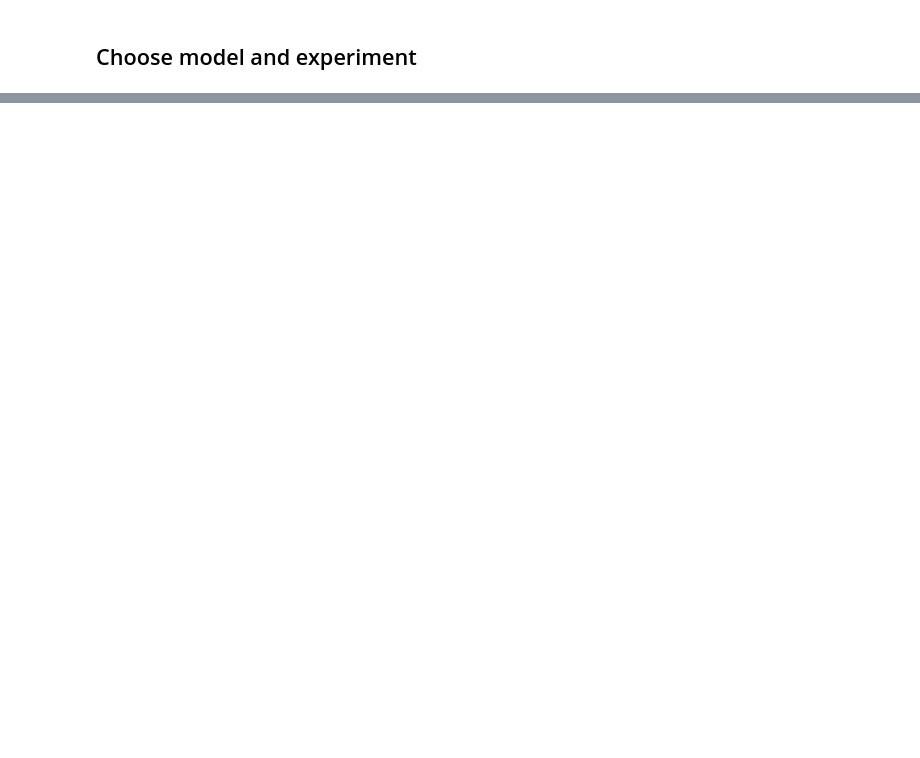
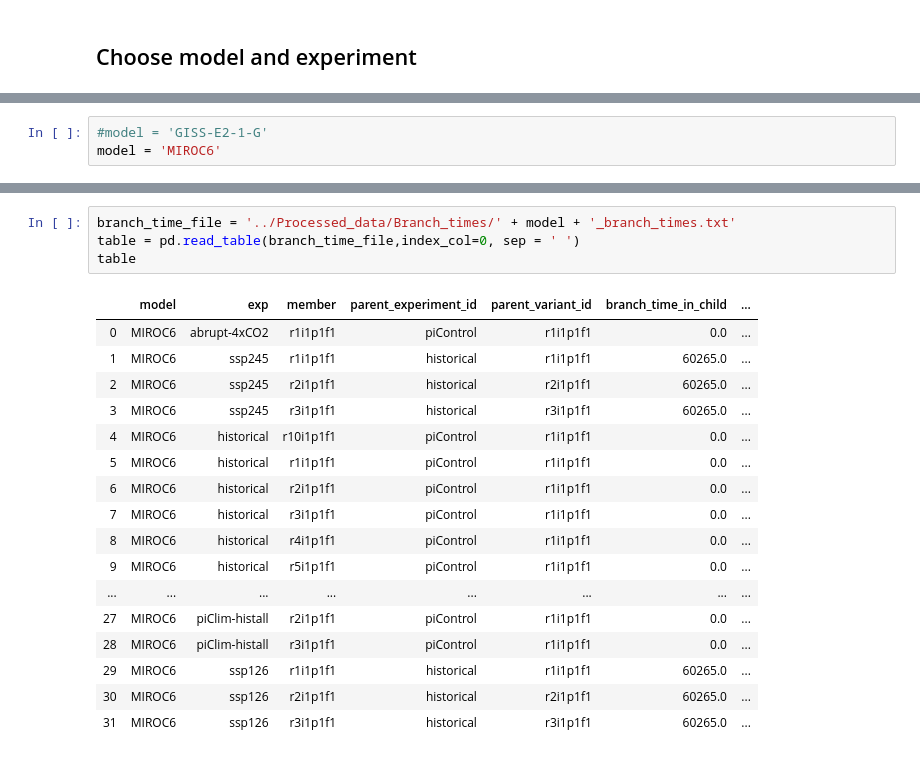
Before and after one commit to Hegebf/CMIP6-forcing, a Jupyter notebook: notebooks/Global_anomalies.ipynb, the cells around one changed output, grey strips where cells are left out. Cells and saved outputs as stored; diff of their text form; blank space fills up the shorter version.

```diff
--- a/notebooks/Global_anomalies.ipynb
+++ b/notebooks/Global_anomalies.ipynb
@@ -40,0 +82,3 @@ for file in filenames:
+# %%
+#model = 'GISS-E2-1-G'
+model = 'MIROC6'
@@ -40,0 +94,22 @@ for file in filenames:
+# %%
+branch_time_file = '../Processed_data/Branch_times/' + model + '_branch_times.txt'
+table = pd.read_table(branch_time_file,index_col=0, sep = ' ')
+table
+# %% [output]
+|  | model | exp | member | parent_experiment_id | parent_variant_id | branch_time_in_child | ... |
+| 0 | MIROC6 | abrupt-4xCO2 | r1i1p1f1 | piControl | r1i1p1f1 | 0.0 | ... |
+| 1 | MIROC6 | ssp245 | r1i1p1f1 | historical | r1i1p1f1 | 60265.0 | ... |
+| 2 | MIROC6 | ssp245 | r2i1p1f1 | historical | r2i1p1f1 | 60265.0 | ... |
+| 3 | MIROC6 | ssp245 | r3i1p1f1 | historical | r3i1p1f1 | 60265.0 | ... |
+| 4 | MIROC6 | historical | r10i1p1f1 | piControl | r1i1p1f1 | 0.0 | ... |
+| 5 | MIROC6 | historical | r1i1p1f1 | piControl | r1i1p1f1 | 0.0 | ... |
+| 6 | MIROC6 | historical | r2i1p1f1 | piControl | r1i1p1f1 | 0.0 | ... |
+| 7 | MIROC6 | historical | r3i1p1f1 | piControl | r1i1p1f1 | 0.0 | ... |
+| 8 | MIROC6 | historical | r4i1p1f1 | piControl | r1i1p1f1 | 0.0 | ... |
+| 9 | MIROC6 | historical | r5i1p1f1 | piControl | r1i1p1f1 | 0.0 | ... |
+| ... | ... | ... | ... | ... | ... | ... | ... |
+| 27 | MIROC6 | piClim-histall | r2i1p1f1 | piControl | r1i1p1f1 | 0.0 | ... |
+| 28 | MIROC6 | piClim-histall | r3i1p1f1 | piControl | r1i1p1f1 | 0.0 | ... |
+| 29 | MIROC6 | ssp126 | r1i1p1f1 | historical | r1i1p1f1 | 60265.0 | ... |
+| 30 | MIROC6 | ssp126 | r2i1p1f1 | historical | r2i1p1f1 | 60265.0 | ... |
+| 31 | MIROC6 | ssp126 | r3i1p1f1 | historical | r3i1p1f1 | 60265.0 | ... |
```
Also changed, not shown: parts of 6 cells of this notebook.
